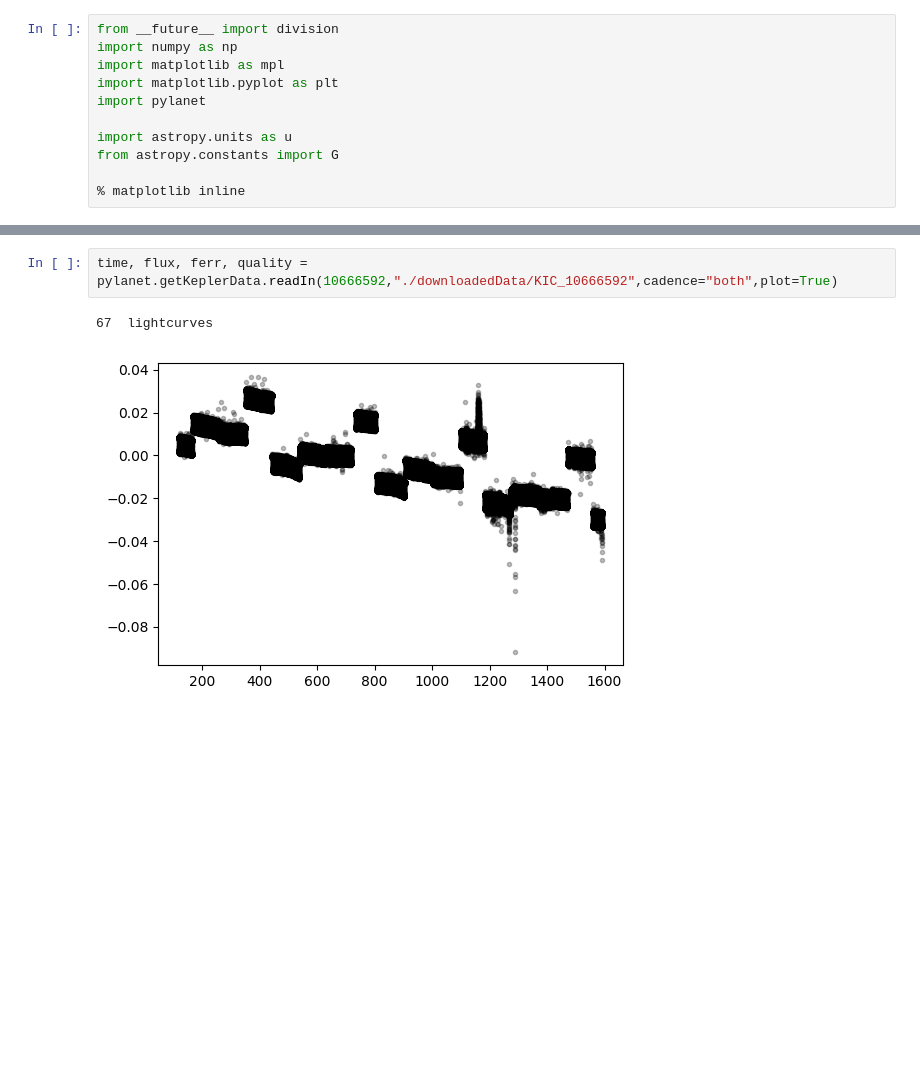
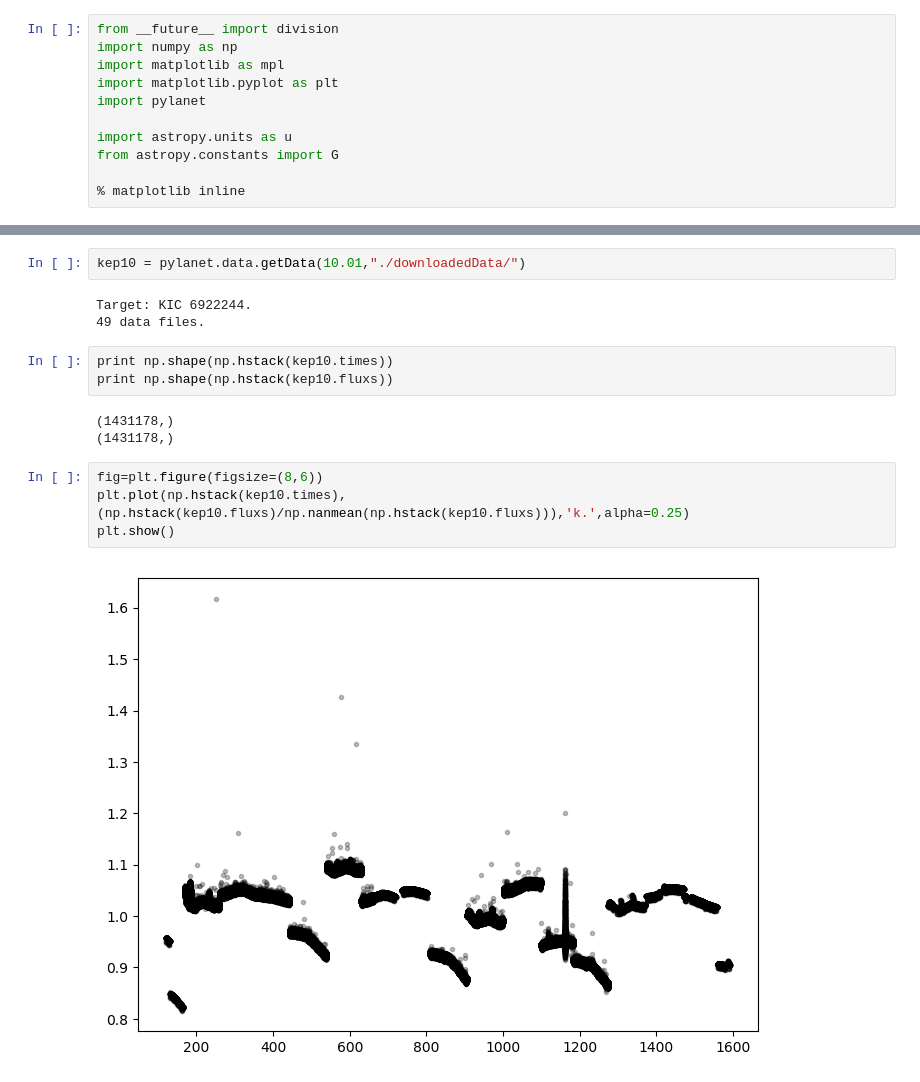
Before and after one commit to zpenoyre/oldpylanet, a Jupyter notebook: getKeplerData.ipynb, the cells around one changed output, grey strips where cells are left out. Saved outputs shown, nothing was run; the diff lists cells and outputs as text; blank space fills up the shorter version.

Commit message:
reads in fits data to keplerLC object

```diff
--- a/getKeplerData.ipynb
+++ b/getKeplerData.ipynb
@@ -27,5 +12,17 @@ Downloading light curves to /Users/Emily/Documents/Columbia/pylanet/downloadedDa
-# %%
-time, flux, ferr, quality = pylanet.getKeplerData.readIn(10666592,"./downloadedData/KIC_10666592",cadence="both",plot=True)
-# %% [output]
-67  lightcurves
-[figure, removed]
+# %%
+kep10 = pylanet.data.getData(10.01,"./downloadedData/")
+# %% [output]
+Target: KIC 6922244.
+49 data files.
+# %%
+print np.shape(np.hstack(kep10.times))
+print np.shape(np.hstack(kep10.fluxs))
+# %% [output]
+(1431178,)
+(1431178,)
+# %%
+fig=plt.figure(figsize=(8,6))
+plt.plot(np.hstack(kep10.times),(np.hstack(kep10.fluxs)/np.nanmean(np.hstack(kep10.fluxs))),'k.',alpha=0.25)
+plt.show()
+# %% [output]
+[figure, added]
```
Also changed, not shown: parts of 7 cells of this notebook, 4 other files.
